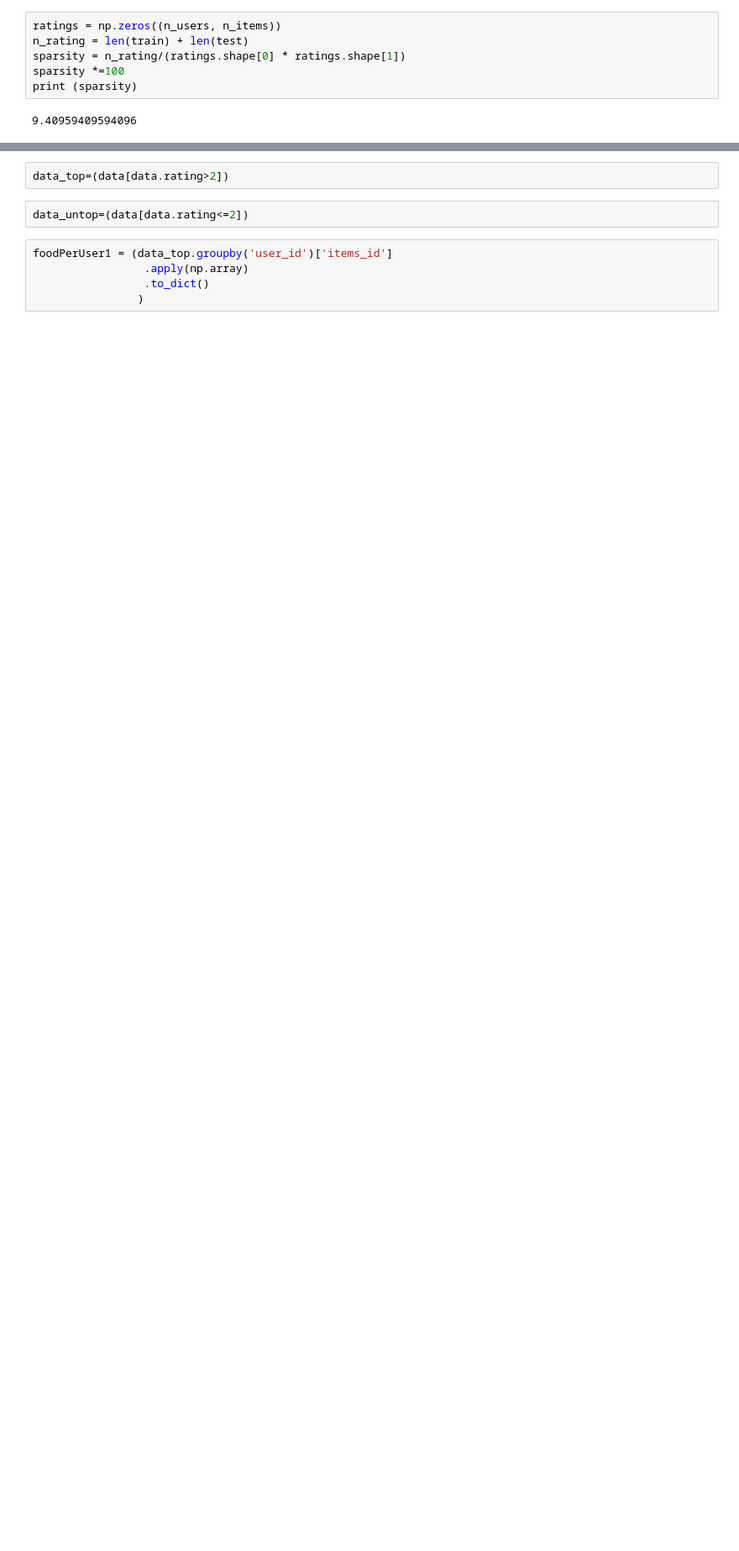
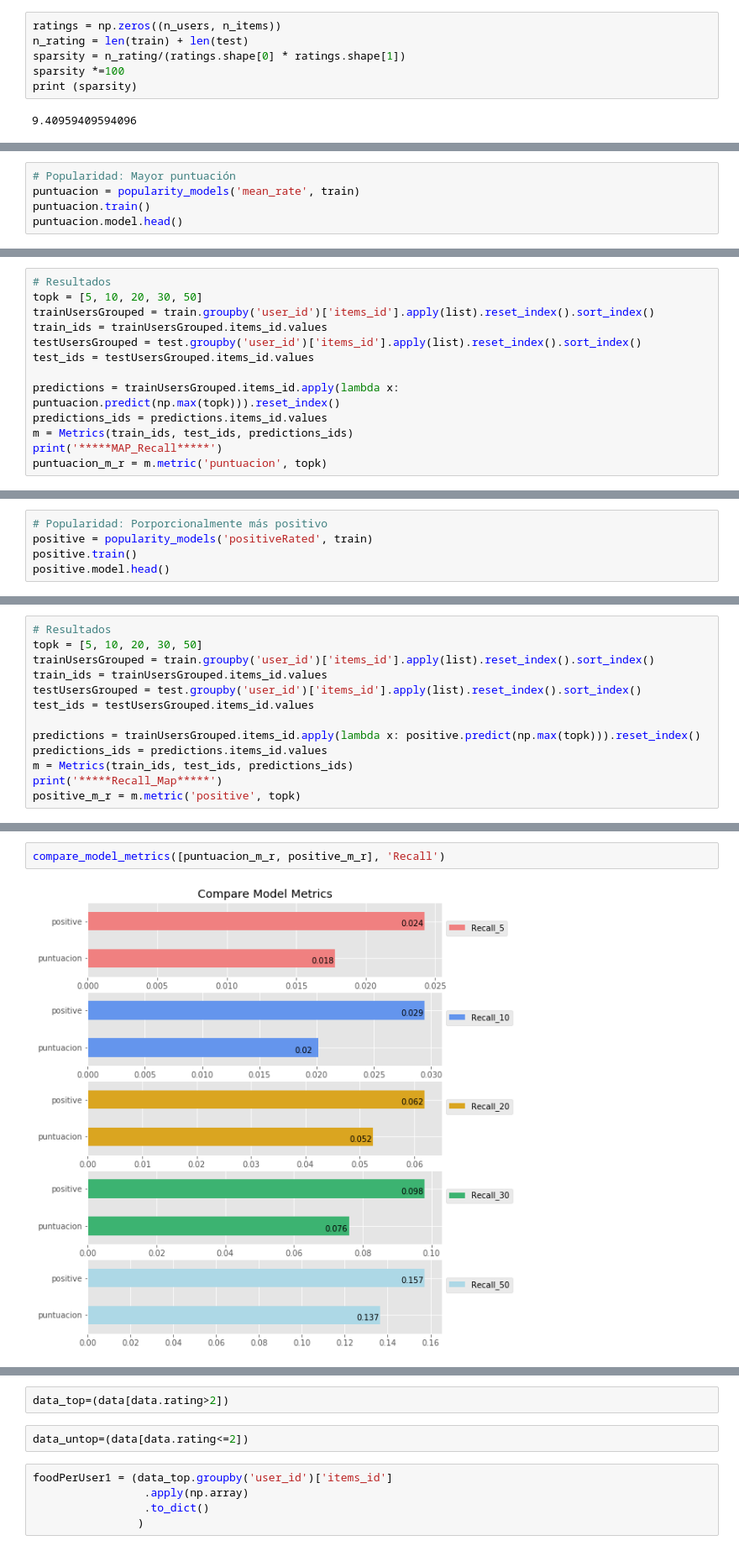
Before and after one commit to matiasch11/menu_semanal, a Jupyter notebook: Recomendador.ipynb, the cells around one changed output, grey strips where cells are left out. Shown at 84% size. Drawn from its saved outputs; the diff is of its cells as text; blank space fills up the shorter version.

Commit message:
comparative metrics

```diff
--- a/Recomendador.ipynb
+++ b/Recomendador.ipynb
@@ -92,0 +346,5 @@ train.head()
+# %%
+# Popularidad: Mayor puntuación
+puntuacion = popularity_models('mean_rate', train)
+puntuacion.train()
+puntuacion.model.head()
@@ -92,0 +366,13 @@ train.head()
+# %%
+# Resultados
+topk = [5, 10, 20, 30, 50]
+trainUsersGrouped = train.groupby('user_id')['items_id'].apply(list).reset_index().sort_index()
+train_ids = trainUsersGrouped.items_id.values
+testUsersGrouped = test.groupby('user_id')['items_id'].apply(list).reset_index().sort_index()
+test_ids = testUsersGrouped.items_id.values
+
+predictions = trainUsersGrouped.items_id.apply(lambda x: puntuacion.predict(np.max(topk))).reset_index()
+predictions_ids = predictions.items_id.values
+m = Metrics(train_ids, test_ids, predictions_ids)
+print('*****MAP_Recall*****')
+puntuacion_m_r = m.metric('puntuacion', topk)
@@ -92,0 +391,5 @@ train.head()
+# %%
+# Popularidad: Porporcionalmente más positivo
+positive = popularity_models('positiveRated', train)
+positive.train()
+positive.model.head()
@@ -92,0 +408,13 @@ train.head()
+# %%
+# Resultados
+topk = [5, 10, 20, 30, 50]
+trainUsersGrouped = train.groupby('user_id')['items_id'].apply(list).reset_index().sort_index()
+train_ids = trainUsersGrouped.items_id.values
+testUsersGrouped = test.groupby('user_id')['items_id'].apply(list).reset_index().sort_index()
+test_ids = testUsersGrouped.items_id.values
+
+predictions = trainUsersGrouped.items_id.apply(lambda x: positive.predict(np.max(topk))).reset_index()
+predictions_ids = predictions.items_id.values
+m = Metrics(train_ids, test_ids, predictions_ids)
+print('*****Recall_Map*****')
+positive_m_r = m.metric('positive', topk)
@@ -92,0 +433,4 @@ train.head()
+# %%
+compare_model_metrics([puntuacion_m_r, positive_m_r], 'Recall')
+# %% [output]
+[figure, added]
```
Also changed, not shown: parts of 47 cells of this notebook.
